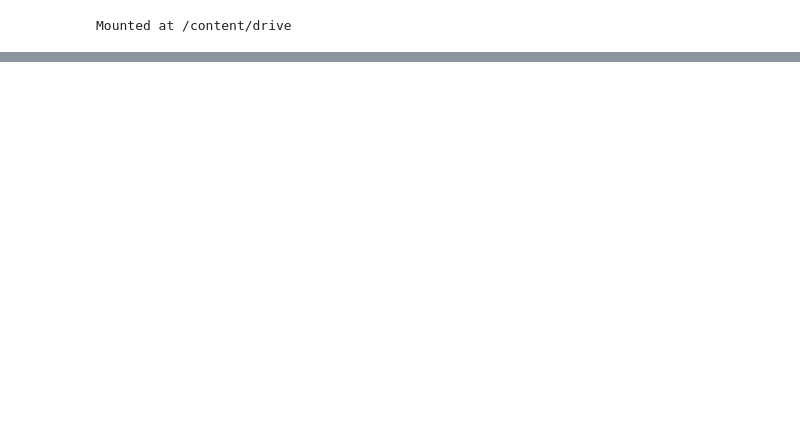
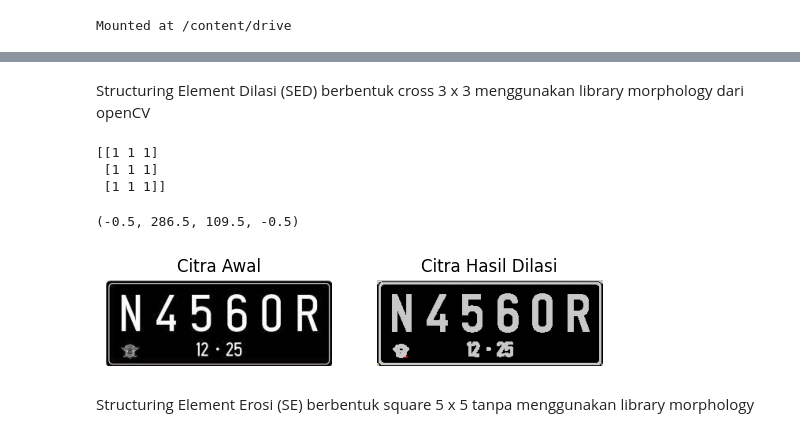
Before and after one commit to KrysnaRachmatR/PCVK_GANJIL_2023, a Jupyter notebook: Week9.ipynb, the cells around one changed output, grey strips where cells are left out. Drawn from its saved outputs; the diff is of its cells as text; code cells hidden in the pictures; blank space fills up the shorter version.

```diff
--- a/Week9.ipynb
+++ b/Week9.ipynb
@@ -572,0 +61,28 @@ NameError: ignored
+# %% [markdown]
+Structuring Element Dilasi (SED) berbentuk cross 3 x 3  menggunakan library morphology dari openCV
+# %%
+# Penampilan Citra Dilasi dengan library morphology
+
+image_dilasi_b = cv2.imread('/content/drive/MyDrive/img/plat_nomer.jpg')
+
+ret, thresh = cv2.threshold(image_dilasi_b , 125, 200, cv2.THRESH_BINARY)
+kernel = np.ones((3,3), np.uint16)
+dilasi = cv2.dilate(thresh, kernel, iterations = 1)
+print(kernel)
+
+plt.subplot(121), plt.imshow(image_dilasi_b)
+plt.title('Citra Awal')
+plt.axis('off')
+
+plt.subplot(122), plt.imshow(dilasi)
+plt.title('Citra Hasil Dilasi')
+plt.axis('off')
+# %% [output]
+[[1 1 1]
+ [1 1 1]
+ [1 1 1]]
+(-0.5, 286.5, 109.5, -0.5)
+[figure, added]
+# %% [markdown]
+ Structuring Element
+Erosi (SE) berbentuk square 5 x 5 tanpa menggunakan library morphology
```
Also changed, not shown: parts of 81 cells of this notebook.
